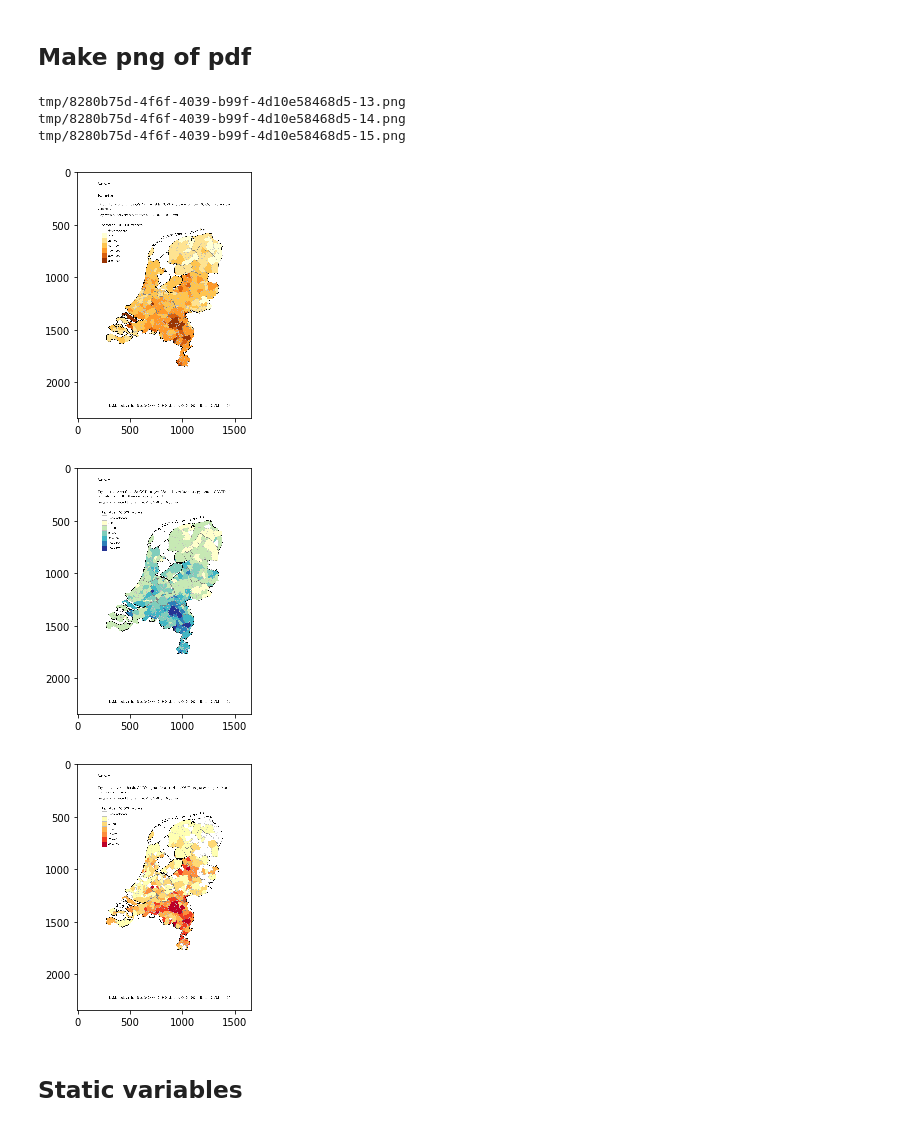
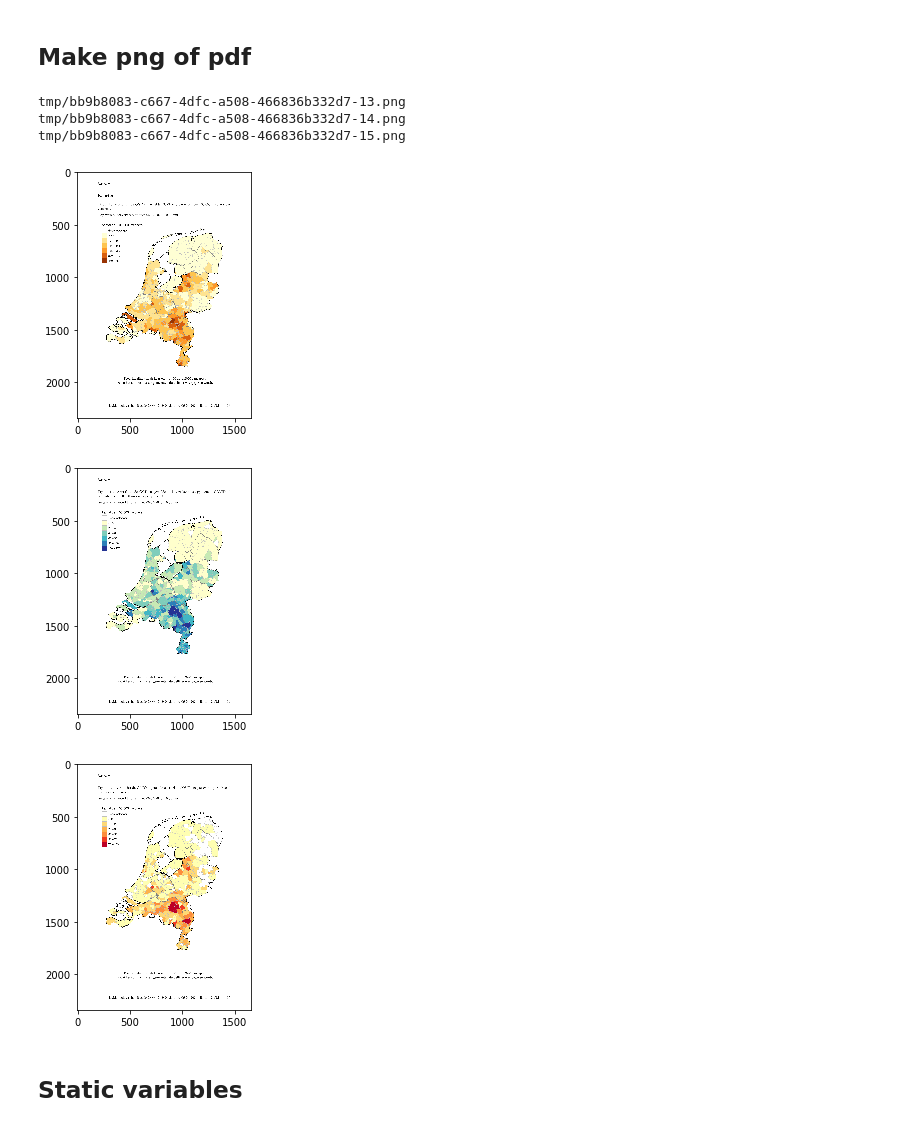
Before and after one commit to J535D165/CoronaWatchNL, a Jupyter notebook: pdf_extract_map.ipynb, the cells around one changed output. Cells and saved outputs as stored; diff of their text form; code cells hidden in the pictures.

Commit message:
Add data and plots 2020-04-06

```diff
--- a/pdf_extract_map.ipynb
+++ b/pdf_extract_map.ipynb
@@ -29,31 +29,31 @@ except Exception:
 
 Path(temp_folder).mkdir(exist_ok=True)
 # %%
-report_fp = "reports/COVID-19_WebSite_rapport_20200405_1000.pdf"
+report_fp = "reports/COVID-19_WebSite_rapport_20200406_1005_1.pdf"
 
 images = convert_from_path(
     report_fp,
     output_folder=temp_folder,
     fmt='png',
     first_page=first_page,
     last_page=last_page,
 )
 
 image_files = dict(zip(["Totaal", "Ziekenhuisopname", "Overleden"], sorted(Path("tmp").glob("*.png"))))
 
 for key, image_file in image_files.items():
 
     print(image_file)
     plt.figure()
     image = skimage.io.imread(image_file)
     skimage.io.imshow(image)
 # %% [output]
-tmp/8280b75d-4f6f-4039-b99f-4d10e58468d5-13.png
-tmp/8280b75d-4f6f-4039-b99f-4d10e58468d5-14.png
-tmp/8280b75d-4f6f-4039-b99f-4d10e58468d5-15.png
+tmp/bb9b8083-c667-4dfc-a508-466836b332d7-13.png
+tmp/bb9b8083-c667-4dfc-a508-466836b332d7-14.png
+tmp/bb9b8083-c667-4dfc-a508-466836b332d7-15.png
-[figure, old version]
+[figure, new version]
-[figure, old version]
+[figure, new version]
-[figure, old version]
+[figure, new version]
 # %% [markdown]
 ## Static variables
 # %%
```
Also changed, not shown: parts of 16 cells of this notebook, 49 other files.
